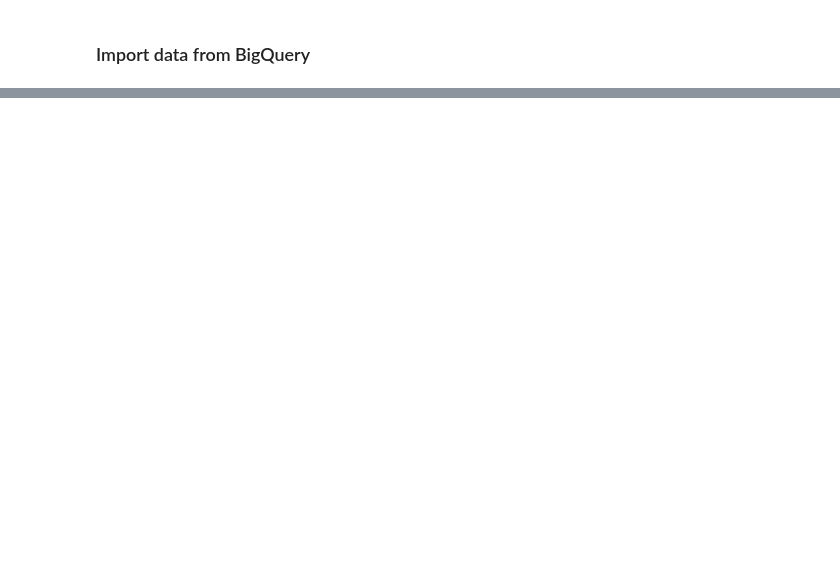
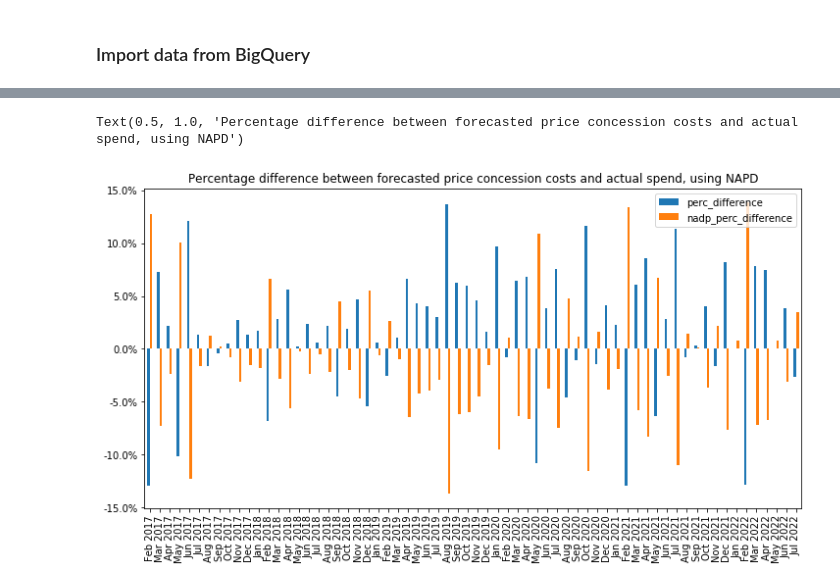
Before and after one commit to ebmdatalab/price-concessions-accuracy-notebook, a Jupyter notebook: notebooks/priceconcessions.ipynb, the cells around one changed output, grey strips where cells are left out. Saved outputs shown, nothing was run; the diff lists cells and outputs as text; code cells hidden in the pictures; blank space fills up the shorter version.

Commit message:
amendments to price concessions notebook

```diff
--- a/notebooks/priceconcessions.ipynb
+++ b/notebooks/priceconcessions.ipynb
@@ -351,0 +186,2 @@ result.describe()
+# %%
+ncso_sum_df =  ncso_sum_df.merge(nadp_df[["month", "nadp_weighting"]]) #add weighting to grouped price concession data
@@ -351,0 +265,7 @@ result.describe()
+# %%
+#add the profile data to the existing date dataframe
+dates = pd.merge(dates, annual_profile_df, on=["mon"]) #merge the profile data into the dates df
+dates = dates.set_index('month')
+dates = dates.sort_values(by=['month']) #sort values by month for chart in order to allow calculation of weighting from 2 months earlier
+dates['profile_weighting'] = dates['proportion']/dates['proportion'].shift(2) # calculate difference in profile proportions
+dates.reset_index(inplace=True)
@@ -351,0 +276,3 @@ result.describe()
+# %%
+ncso_sum_df =  ncso_sum_df.merge(dates[["month", "workdays_predict_weighting","nobhworkdays_predict_weighting","dispdays_predict_weighting","profile_weighting"]]) #add weighting to grouped price concession data
+ncso_sum_df.head() #show updated dataframe
@@ -351,0 +288,5 @@ result.describe()
+# %%
+ncso_sum_df["nadp_predicted_actual_cost"] = ncso_sum_df["predicted_actual_cost"] * ncso_sum_df["nadp_weighting"] # calculate the predicted actual cost using NADP weighting
+ncso_sum_df["nadp_prediction_difference"] = ncso_sum_df["nadp_predicted_actual_cost"] - ncso_sum_df["actual_cost"] # calculate #difference using NADP
+ncso_sum_df['nadp_perc_difference'] = ncso_sum_df['nadp_prediction_difference'] / ncso_sum_df['actual_cost'] #calculate percentage difference using NADP
+ncso_sum_df.reset_index(drop=True)
@@ -351,0 +307,9 @@ result.describe()
+# %%
+#create chart
+ax = ncso_sum_df.plot.bar(figsize = (12,6), y= ['perc_difference', 'nadp_perc_difference'], legend=True)
+ax.xaxis.set_major_formatter(plt.FixedFormatter(ncso_sum_df['month'].dt.strftime("%b %Y"))) #this formats date as string in desired format for x axis, formats here: https://www.ibm.com/support/knowledgecenter/SS6V3G_5.3.1/com.ibm.help.gswapplintug.doc/GSW_strdate.html
+ax.yaxis.set_major_formatter(ticker.PercentFormatter(1, decimals=None)) ##sets y axis labels as percent (and formats correctly i.e. x100)
+ax.set_title('Percentage difference between forecasted price concession costs and actual spend, using NAPD')
+# %% [output]
+Text(0.5, 1.0, 'Percentage difference between forecasted price concession costs and actual spend, using NAPD')
+[figure, added]
```
Also changed, not shown: parts of 65 cells of this notebook, 19 other files.
